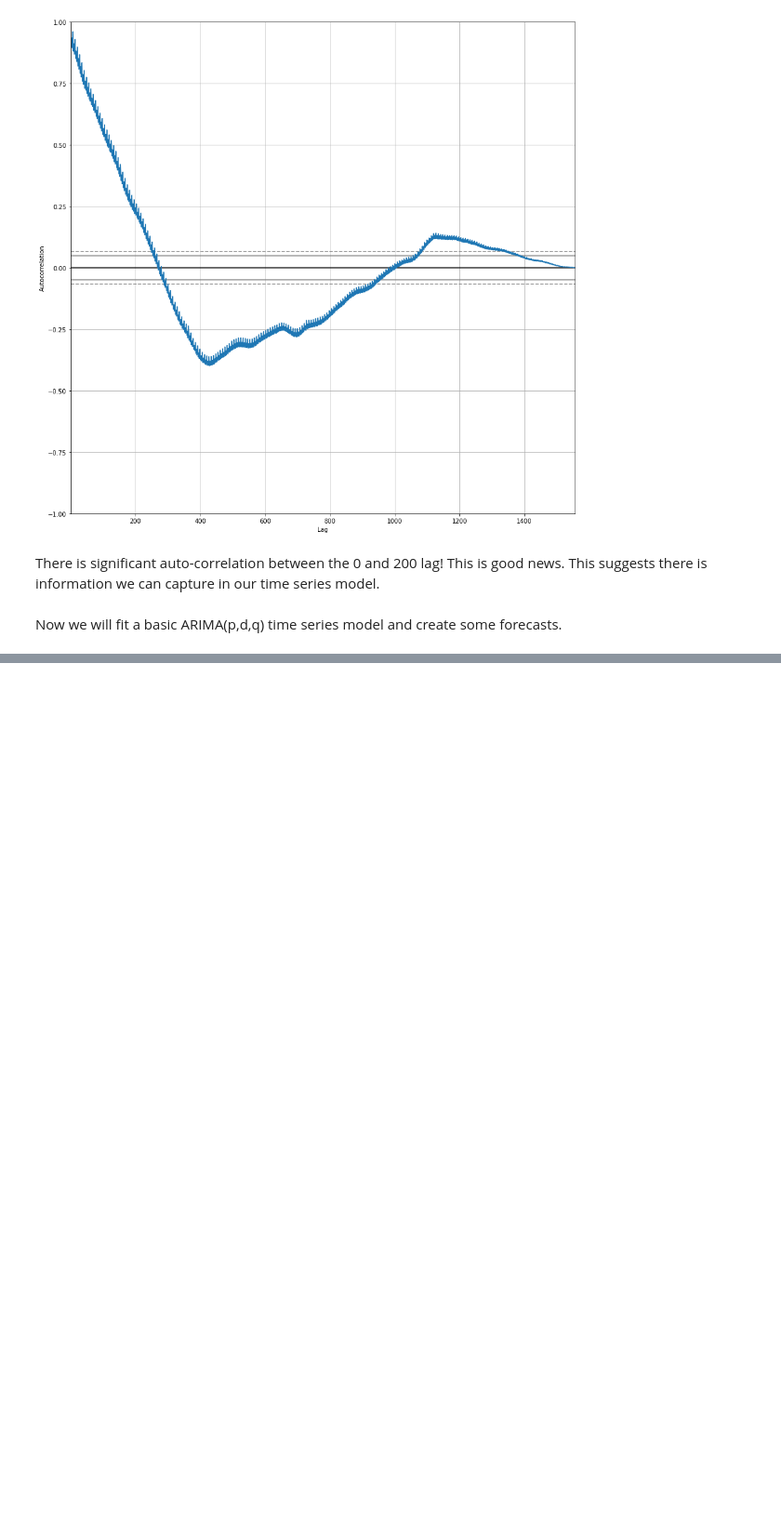
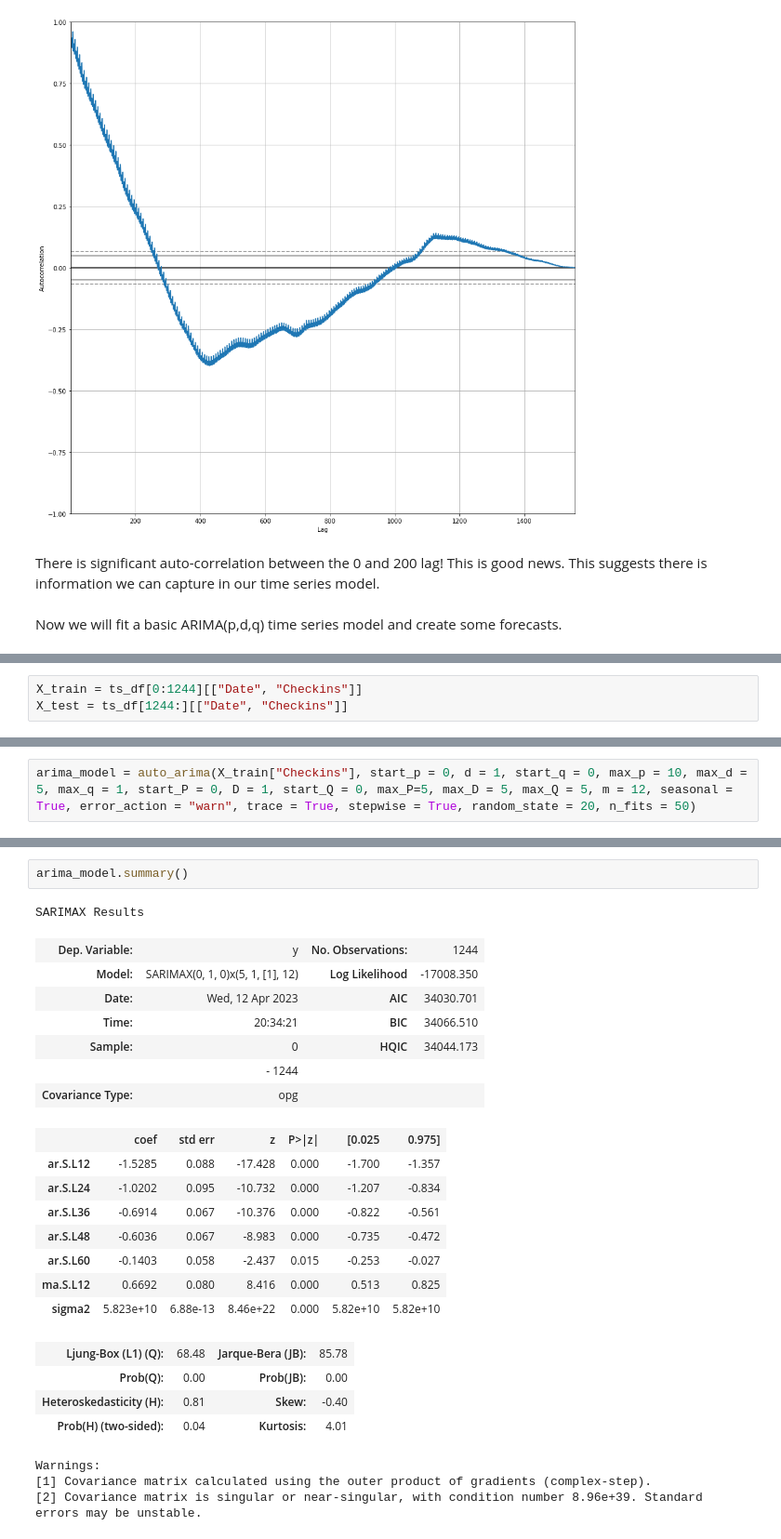
Before and after one commit to bmadnick/FlightDelaysML2, a Jupyter notebook: TSACheckinModel/EDA.ipynb, the cells around one changed output, grey strips where cells are left out. Shown at 93% size. Saved outputs shown, nothing was run; the diff lists cells and outputs as text; blank space fills up the shorter version.

Commit message:
Naive model

```diff
--- a/TSACheckinModel/EDA.ipynb
+++ b/TSACheckinModel/EDA.ipynb
@@ -172,0 +203,3 @@ Now we will fit a basic ARIMA(p,d,q) time series model and create some forecasts
+# %%
+X_train = ts_df[0:1244][["Date", "Checkins"]]
+X_test = ts_df[1244:][["Date", "Checkins"]]
@@ -172,0 +214,2 @@ Now we will fit a basic ARIMA(p,d,q) time series model and create some forecasts
+# %%
+arima_model = auto_arima(X_train["Checkins"], start_p = 0, d = 1, start_q = 0, max_p = 10, max_d = 5, max_q = 1, start_P = 0, D = 1, start_Q = 0, max_P=5, max_D = 5, max_Q = 5, m = 12, seasonal = True, error_action = "warn", trace = True, stepwise = True, random_state = 20, n_fits = 50)
@@ -172,0 +230,26 @@ Now we will fit a basic ARIMA(p,d,q) time series model and create some forecasts
+# %%
+arima_model.summary()
+# %% [output]
+SARIMAX Results
+| Dep. Variable: | y | No. Observations: | 1244 |
+| Model: | SARIMAX(0, 1, 0)x(5, 1, [1], 12) | Log Likelihood | -17008.350 |
+| Date: | Wed, 12 Apr 2023 | AIC | 34030.701 |
+| Time: | 20:34:21 | BIC | 34066.510 |
+| Sample: | 0 | HQIC | 34044.173 |
+|  | - 1244 |  |  |
+| Covariance Type: | opg |  |  |
+|  | coef | std err | z | P>|z| | [0.025 | 0.975] |
+| ar.S.L12 | -1.5285 | 0.088 | -17.428 | 0.000 | -1.700 | -1.357 |
+| ar.S.L24 | -1.0202 | 0.095 | -10.732 | 0.000 | -1.207 | -0.834 |
+| ar.S.L36 | -0.6914 | 0.067 | -10.376 | 0.000 | -0.822 | -0.561 |
+| ar.S.L48 | -0.6036 | 0.067 | -8.983 | 0.000 | -0.735 | -0.472 |
+| ar.S.L60 | -0.1403 | 0.058 | -2.437 | 0.015 | -0.253 | -0.027 |
+| ma.S.L12 | 0.6692 | 0.080 | 8.416 | 0.000 | 0.513 | 0.825 |
+| sigma2 | 5.823e+10 | 6.88e-13 | 8.46e+22 | 0.000 | 5.82e+10 | 5.82e+10 |
+| Ljung-Box (L1) (Q): | 68.48 | Jarque-Bera (JB): | 85.78 |
+| Prob(Q): | 0.00 | Prob(JB): | 0.00 |
+| Heteroskedasticity (H): | 0.81 | Skew: | -0.40 |
+| Prob(H) (two-sided): | 0.04 | Kurtosis: | 4.01 |
+Warnings:
+[1] Covariance matrix calculated using the outer product of gradients (complex-step).
+[2] Covariance matrix is singular or near-singular, with condition number 8.96e+39. Standard errors may be unstable.
```
Also changed, not shown: parts of 11 cells of this notebook.
